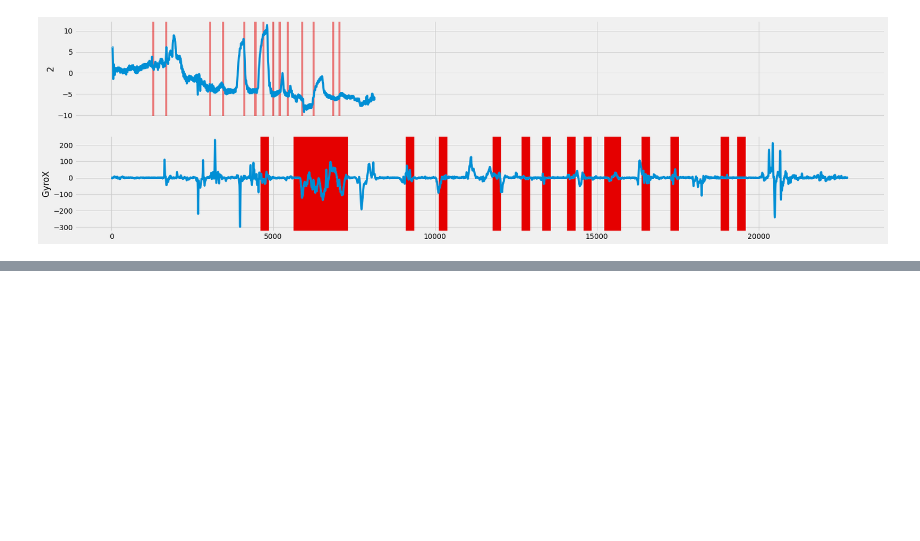
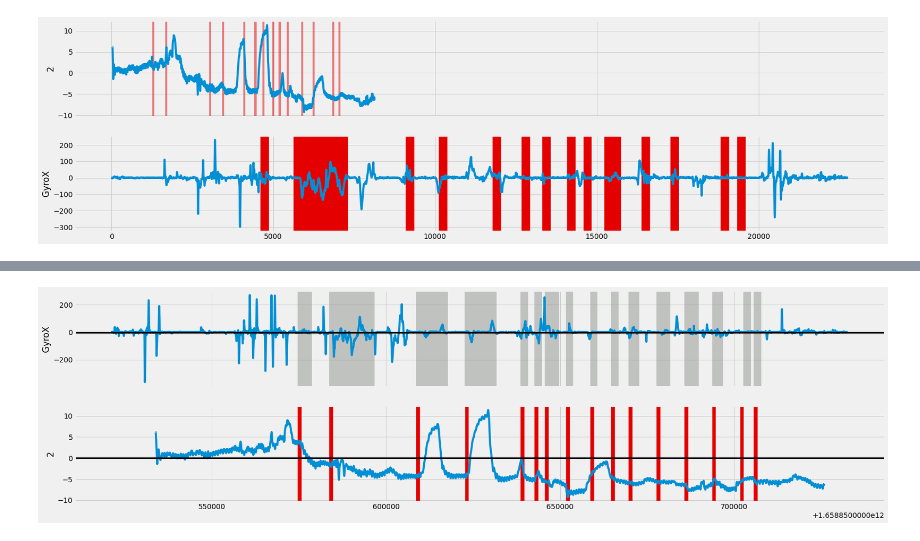
Before and after one commit to VirajJaneja/FNIRSMotionArtifacts, a Jupyter notebook: Motion Artifact Identification.ipynb, the cells around one changed output, grey strips where cells are left out. Saved outputs shown, nothing was run; the diff lists cells and outputs as text; code cells hidden in the pictures; blank space fills up the shorter version.

```diff
--- a/Motion Artifact Identification.ipynb
+++ b/Motion Artifact Identification.ipynb
@@ -738,0 +773,4 @@ timeSeriesPlot(Trial2Con, 'GyroX', Trial2Ox.iloc[33:8000], '2', 'Timestamp', '1'
+# %%
+timeSeriesPlotWT(Trial1ConWT, 'GyroX', Trial1OxWT.iloc[33:], '2', 'Timestamp', '1')
+# %% [output]
+[figure, added]
```
Also changed, not shown: parts of 16 cells of this notebook.
